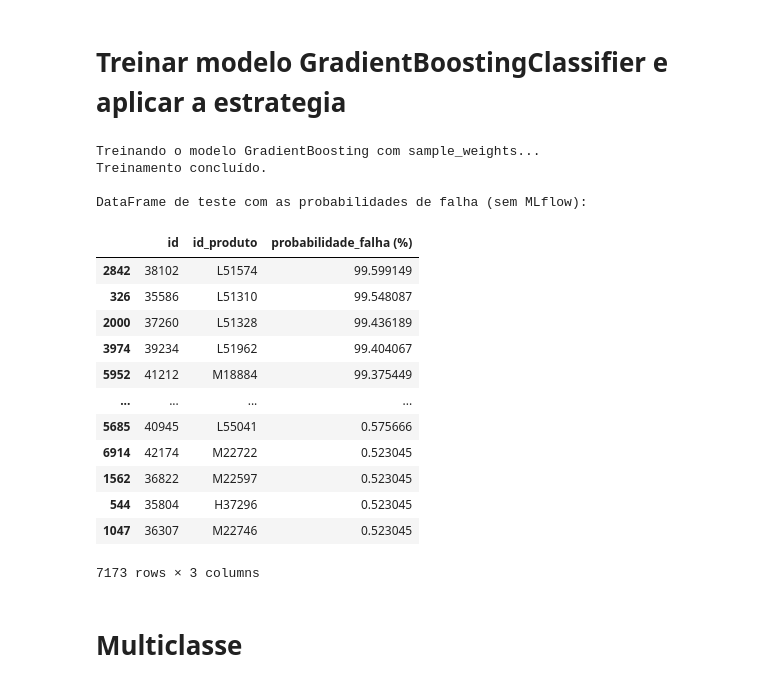
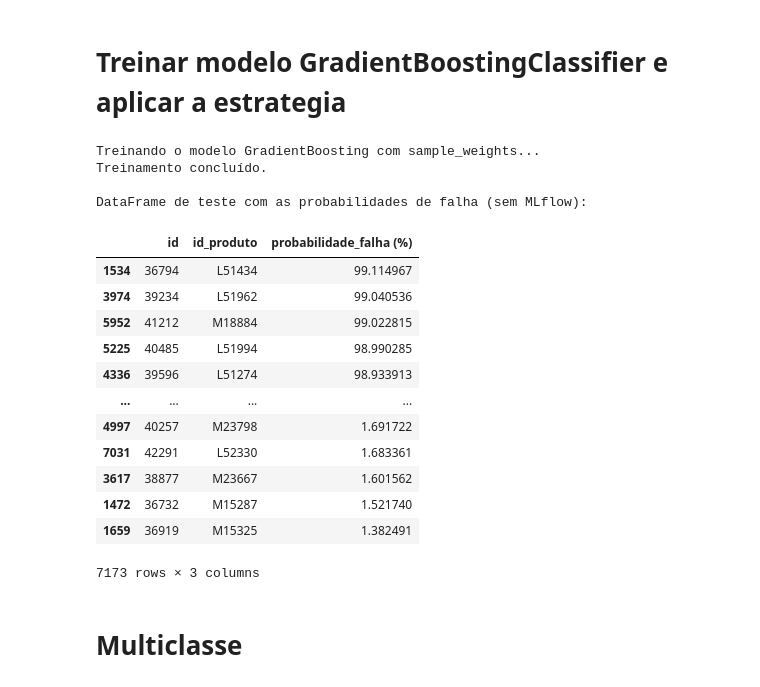
Before and after one commit to silviolima07/projeto_final, a Jupyter notebook: bootcamp_classificacao.ipynb, the cells around one changed output. Saved outputs shown, nothing was run; the diff lists cells and outputs as text; code cells hidden in the pictures.

```diff
--- a/bootcamp_classificacao.ipynb
+++ b/bootcamp_classificacao.ipynb
@@ -145,7 +147,7 @@ def remove_outliers_iqr(df, column, category_col=None):
         mask = (df[column] >= Q1 - 1.5 * IQR) & (df[column] <= Q3 + 1.5 * IQR)
         return df[mask]
 # %%
-df = pd.read_csv('../bootcamp_train.csv')
+df = pd.read_csv('/content/bootcamp_train.csv')
 # %%
 df
 # %% [output]
@@ -1252,7 +1269,7 @@ Melhor modelo: GradientBoosting
 # %% [markdown]
 # Avaliacao com dados de teste
 # %%
-df_test = pd.read_csv('../bootcamp_test.csv')
+df_test = pd.read_csv('/content/bootcamp_test.csv')
 # %%
 df_test.head()
 # %% [output]
@@ -1407,15 +1423,15 @@ DataFrame de teste com as probabilidades de falha:
 # Treinar modelo GradientBoostingClassifier e aplicar a estrategia
 # %%
 # Load the test data
-df_test = pd.read_csv('../bootcamp_test.csv')
+df_test = pd.read_csv('/content/bootcamp_test.csv')
 
 # Drop 'id' and 'id_produto' columns from the test data
 df_test_processed = df_test.drop(['id','id_produto'], axis=1)
 
 # Recreate the preprocessor using the same settings as during training
 # Make sure numeric_cols and categorical_cols are defined and correct
-numeric_cols = df_test_processed.select_dtypes(include=np.number).columns.tolist()
-categorical_cols = df_test_processed.columns.difference(numeric_cols).to_list()
+numeric_cols = df_binario.select_dtypes(include=np.number).columns.tolist()
+categorical_cols = df_binario.columns.difference(numeric_cols).to_list()
 if 'classe_binaria' in numeric_cols:
     numeric_cols.remove('classe_binaria')
 
@@ -1435,44 +1451,44 @@ X_train_processed = preprocessor.fit_transform(X_train)
 df_test_processed_transformed = preprocessor.transform(df_test_processed)
 
 # Define the best model with the appropriate strategy
 best_model_no_mlflow = GradientBoostingClassifier()
 
 # Calculate sample weights for the training data
 # Assuming y_train is available from previous steps
 sample_weights = compute_sample_weight(class_weight='balanced', y=y_train)
 
 # Train the best model using the preprocessed training data and sample weights
 print("Treinando o modelo GradientBoosting com sample_weights...")
 best_model_no_mlflow.fit(X_train_processed, y_train, sample_weight=sample_weights)
 print("Treinamento concluído.")
 
 # Make predictions of probabilities on the preprocessed test data
 prediction_probabilities_no_mlflow = best_model_no_mlflow.predict_proba(df_test_processed_transformed)[:, 1]
 
 # Add the prediction probabilities to the original test DataFrame
 df_test['probabilidade_falha (%)'] = prediction_probabilities_no_mlflow * 100
 df_test.sort_values(by='probabilidade_falha (%)', ascending=False, inplace=True)
 
 # Display the updated test DataFrame with the probabilities
 print("\nDataFrame de teste com as probabilidades de falha (sem MLflow):")
 display(df_test[['id', 'id_produto', 'probabilidade_falha (%)']])
 # %% [output]
 Treinando o modelo GradientBoosting com sample_weights...
 Treinamento concluído.
 
 DataFrame de teste com as probabilidades de falha (sem MLflow):
 |  | id | id_produto | probabilidade_falha (%) |
-| 2842 | 38102 | L51574 | 99.599149 |
-| 326 | 35586 | L51310 | 99.548087 |
-| 2000 | 37260 | L51328 | 99.436189 |
-| 3974 | 39234 | L51962 | 99.404067 |
-| 5952 | 41212 | M18884 | 99.375449 |
+| 1534 | 36794 | L51434 | 99.114967 |
+| 3974 | 39234 | L51962 | 99.040536 |
+| 5952 | 41212 | M18884 | 99.022815 |
+| 5225 | 40485 | L51994 | 98.990285 |
+| 4336 | 39596 | L51274 | 98.933913 |
 | ... | ... | ... | ... |
-| 5685 | 40945 | L55041 | 0.575666 |
-| 6914 | 42174 | M22722 | 0.523045 |
-| 1562 | 36822 | M22597 | 0.523045 |
-| 544 | 35804 | H37296 | 0.523045 |
-| 1047 | 36307 | M22746 | 0.523045 |
+| 4997 | 40257 | M23798 | 1.691722 |
+| 7031 | 42291 | L52330 | 1.683361 |
+| 3617 | 38877 | M23667 | 1.601562 |
+| 1472 | 36732 | M15287 | 1.521740 |
+| 1659 | 36919 | M15325 | 1.382491 |
 7173 rows × 3 columns
 # %% [markdown]
 # Multiclasse
```
Also changed, not shown: parts of 74 cells of this notebook.
